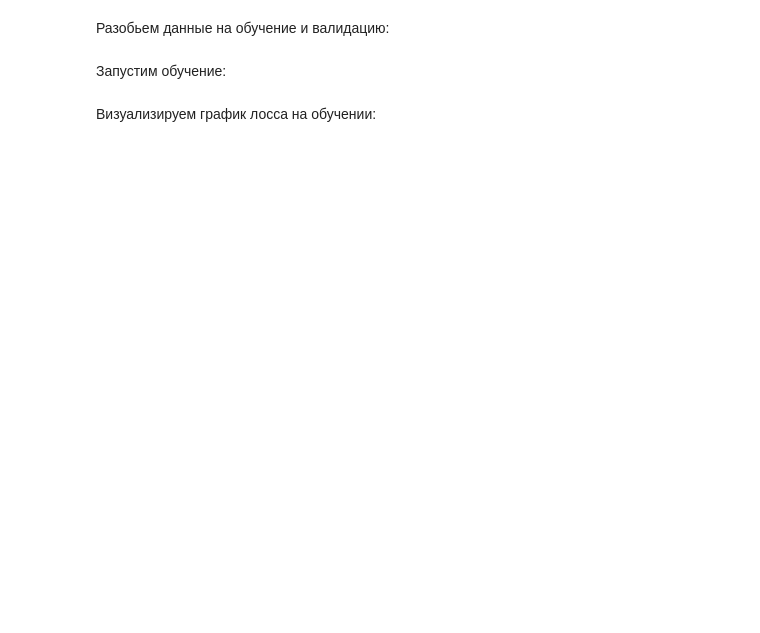
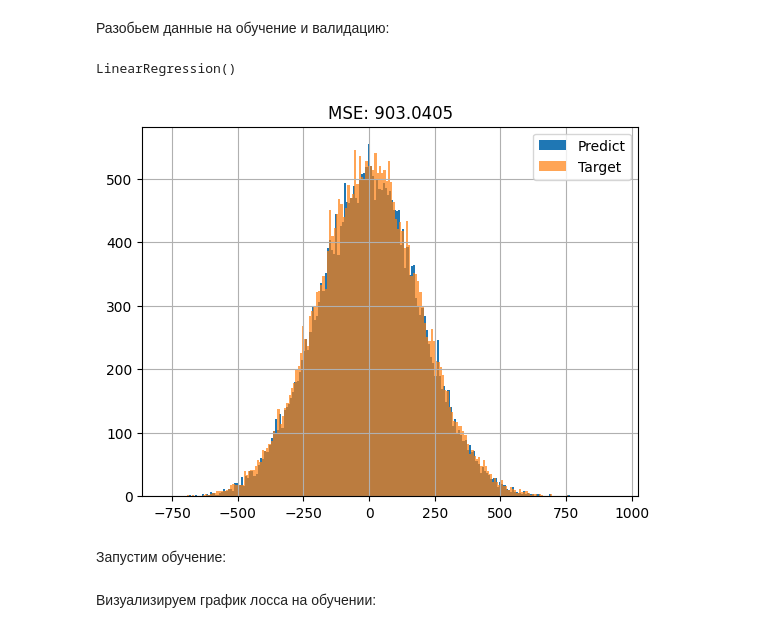
Before and after one commit to Ivan-Sidorov/hse_dl_spring_2024, a Jupyter notebook: 01/hw1.ipynb, the cells around one changed output. Drawn from its saved outputs; the diff is of its cells as text; code cells hidden in the pictures; blank space fills up the shorter version.

```diff
--- a/01/hw1.ipynb
+++ b/01/hw1.ipynb
@@ -192,3 +28,18 @@ plt.show()
 X_train, X_test, y_train, y_test = train_test_split(X, y, random_state=42, test_size=0.3)
 y_train = y_train.reshape(-1, 1)
 y_test = y_test.reshape(-1, 1)
+# %%
+clf = LinearRegression()
+clf.fit(X_train, y_train.reshape(1, -1).squeeze())
+# %% [output]
+LinearRegression()
+# %%
+y_pred = clf.predict(X_test)
+plt.hist(y_pred, bins=200, label='Predict')
+plt.hist(y_test.reshape(1, -1).squeeze(), bins=200, label='Target', alpha=0.7)
+plt.title(f"MSE: {mean_squared_error(y_test, y_pred):.4f}")
+plt.legend()
+plt.grid()
+plt.show()
+# %% [output]
+[figure, added]
```
Also changed, not shown: parts of 10 cells of this notebook.
